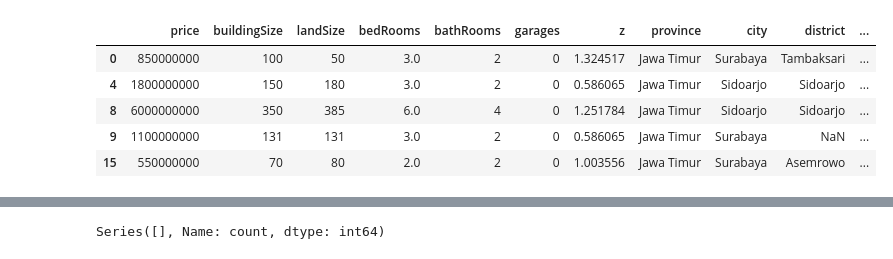
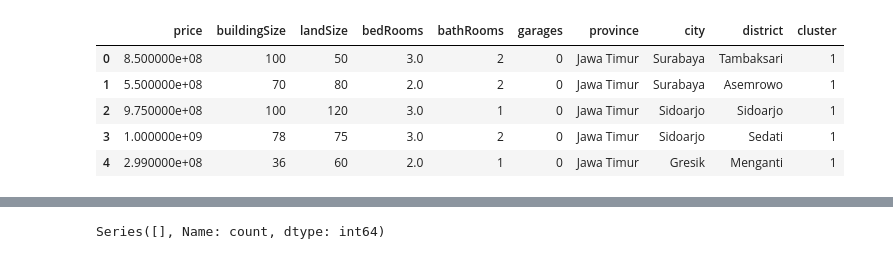
Before and after one commit to mutiarasny/project-prediksi-harga-properti, a Jupyter notebook: mlops_m9.ipynb, the cells around one changed output, grey strips where cells are left out. Cells and saved outputs as stored; diff of their text form; code cells hidden in the pictures.

```diff
--- a/mlops_m9.ipynb
+++ b/mlops_m9.ipynb
@@ -4,18 +4,18 @@ import ydata_profiling as pp
 from pycaret.regression import *
 pd.set_option('display.max_columns', None)
 # %%
-dataset = pd.read_csv("C:/Users/yunit/Downloads/data/processed_data.csv")
+dataset = pd.read_csv("data_properti_filtered.csv")
 dataset = dataset[dataset['province'] == 'Jawa Timur']
 dataset = dataset.iloc[:20000]
 dataset = dataset[dataset['bedRooms'] <= 8]
 dataset.head()
 # %% [output]
-|  | price | buildingSize | landSize | bedRooms | bathRooms | garages | z | province | city | district | ... |
-| 0 | 850000000 | 100 | 50 | 3.0 | 2 | 0 | 1.324517 | Jawa Timur | Surabaya | Tambaksari | ... |
-| 4 | 1800000000 | 150 | 180 | 3.0 | 2 | 0 | 0.586065 | Jawa Timur | Sidoarjo | Sidoarjo | ... |
-| 8 | 6000000000 | 350 | 385 | 6.0 | 4 | 0 | 1.251784 | Jawa Timur | Sidoarjo | Sidoarjo | ... |
-| 9 | 1100000000 | 131 | 131 | 3.0 | 2 | 0 | 0.586065 | Jawa Timur | Surabaya | NaN | ... |
-| 15 | 550000000 | 70 | 80 | 2.0 | 2 | 0 | 1.003556 | Jawa Timur | Surabaya | Asemrowo | ... |
+|  | price | buildingSize | landSize | bedRooms | bathRooms | garages | province | city | district | cluster |
+| 0 | 8.500000e+08 | 100 | 50 | 3.0 | 2 | 0 | Jawa Timur | Surabaya | Tambaksari | 1 |
+| 1 | 5.500000e+08 | 70 | 80 | 2.0 | 2 | 0 | Jawa Timur | Surabaya | Asemrowo | 1 |
+| 2 | 9.750000e+08 | 100 | 120 | 3.0 | 1 | 0 | Jawa Timur | Sidoarjo | Sidoarjo | 1 |
+| 3 | 1.000000e+09 | 78 | 75 | 3.0 | 2 | 0 | Jawa Timur | Sidoarjo | Sedati | 1 |
+| 4 | 2.990000e+08 | 36 | 60 | 2.0 | 1 | 0 | Jawa Timur | Gresik | Menganti | 1 |
 # %%
 dataset.head(100)
 # %% [output]
```
Also changed, not shown: parts of 7 cells of this notebook, 7 other files.
